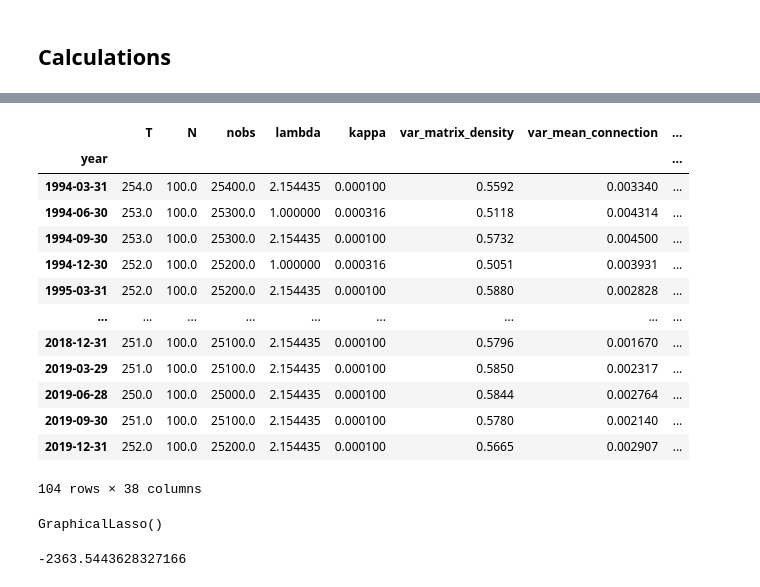
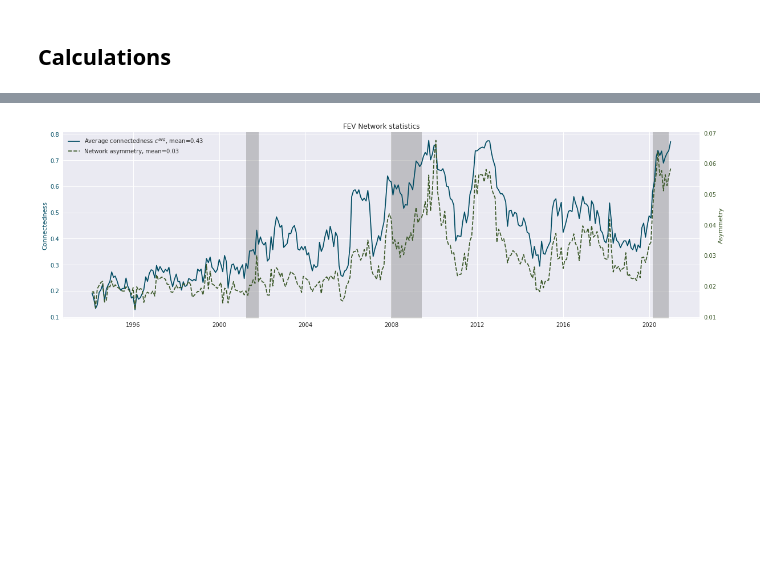
Before and after one commit to felixbrunner/fevd-network, a Jupyter notebook: notebooks/06_estimation_stats.ipynb, the cells around one changed output, grey strips where cells are left out. Drawn from its saved outputs; the diff is of its cells as text; code cells hidden in the pictures; blank space fills up the shorter version.

```diff
--- a/notebooks/06_estimation_stats.ipynb
+++ b/notebooks/06_estimation_stats.ipynb
@@ -189,21 +67,0 @@ g = GraphicalLasso()
-# %%
-df_estimation_stats
-# %% [output]
-|  | T | N | nobs | lambda | kappa | var_matrix_density | var_mean_connection | ... |
-| year |  |  |  |  |  |  |  | ... |
-| 1994-03-31 | 254.0 | 100.0 | 25400.0 | 2.154435 | 0.000100 | 0.5592 | 0.003340 | ... |
-| 1994-06-30 | 253.0 | 100.0 | 25300.0 | 1.000000 | 0.000316 | 0.5118 | 0.004314 | ... |
-| 1994-09-30 | 253.0 | 100.0 | 25300.0 | 2.154435 | 0.000100 | 0.5732 | 0.004500 | ... |
-| 1994-12-30 | 252.0 | 100.0 | 25200.0 | 1.000000 | 0.000316 | 0.5051 | 0.003931 | ... |
-| 1995-03-31 | 252.0 | 100.0 | 25200.0 | 2.154435 | 0.000100 | 0.5880 | 0.002828 | ... |
-| ... | ... | ... | ... | ... | ... | ... | ... | ... |
-| 2018-12-31 | 251.0 | 100.0 | 25100.0 | 2.154435 | 0.000100 | 0.5796 | 0.001670 | ... |
-| 2019-03-29 | 251.0 | 100.0 | 25100.0 | 2.154435 | 0.000100 | 0.5850 | 0.002317 | ... |
-| 2019-06-28 | 250.0 | 100.0 | 25000.0 | 2.154435 | 0.000100 | 0.5844 | 0.002764 | ... |
-| 2019-09-30 | 251.0 | 100.0 | 25100.0 | 2.154435 | 0.000100 | 0.5780 | 0.002140 | ... |
-| 2019-12-31 | 252.0 | 100.0 | 25200.0 | 2.154435 | 0.000100 | 0.5665 | 0.002907 | ... |
-104 rows × 38 columns
-# %%
-g.fit(df_estimation_stats.iloc[:, 4:8])
-# %% [output]
-GraphicalLasso()
@@ -212,4 +68,4 @@ g.
-# %%
-sp.stats.multivariate_normal(cov=g.covariance_).logpdf(df_estimation_stats.iloc[:, 4:8].values).sum()
-# %% [output]
--2363.5443628327166
+# %%
+src.plot.plot_network_summary(df_estimation_stats, save_path='../reports/figures/network_summary.pdf')
+# %% [output]
+[figure, added]
```
Also changed, not shown: parts of 10 cells of this notebook, 8 other files.
